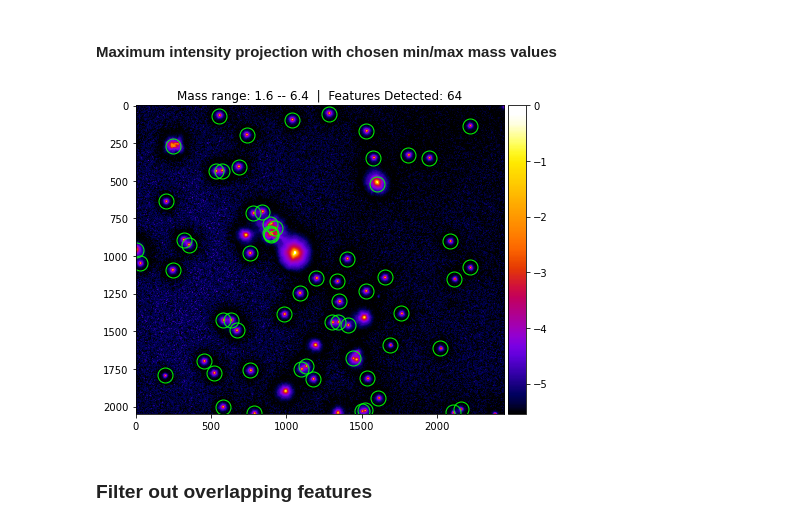
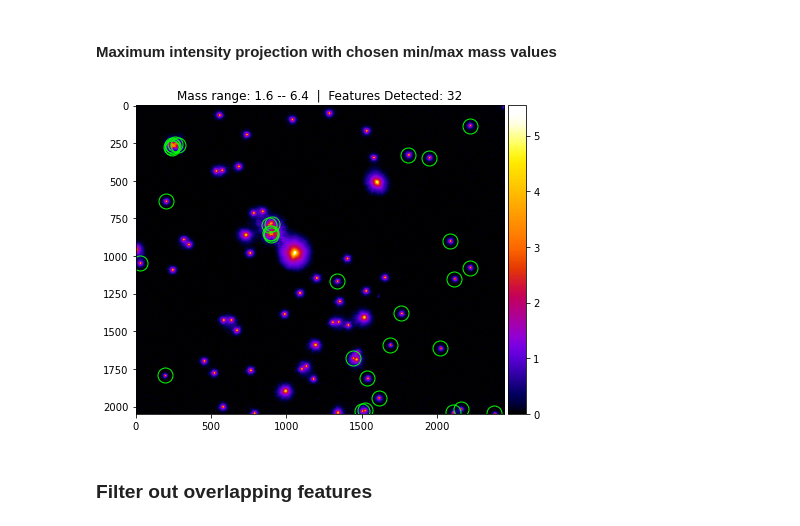
Before and after one commit to hoogenboom-group/PSF-Extractor, a Jupyter notebook: notebooks/walkthrough.ipynb, the cells around one changed output. Drawn from its saved outputs; the diff is of its cells as text; code cells hidden in the pictures.

```diff
--- a/notebooks/walkthrough.ipynb
+++ b/notebooks/walkthrough.ipynb
@@ -54,8 +54,6 @@ dx_nm = 0.5 * lambda_em / NA
 dy_nm = dx_nm
 dz_nm = 3*dx_nm
 
-print(dx_nm, dy_nm, dz_nm)
-
 # Convert expected feature diameters [nm --> px]
 # and round up to nearest odd integer
 dx = dx_nm / psx
@@ -63,6 +61,20 @@ dy = dy_nm / psy
 dz = dz_nm / psz
 
 # Round diameters up to nearest odd integer (as per `trackpy` instructions)
-diameters = np.ceil([dz, dy, dx]).astype(int) // 2 * 2 + 1
-diameters
+dx, dy, dz = np.ceil([dz, dy, dx]).astype(int) // 2 * 2 + 1
+
+# Output
+out = f"""\
+Optical settings
+----------------
+NA          | {NA:.2f}
+Wavelength  | {lambda_em:.0f} nm
+Pixelsize x | {psx:.1f} nm/px
+Pixelsize y | {psy:.1f} nm/px
+Pixelsize z | {psz:.1f} nm/px
+Diameter x  | {dx:.0f} px ({dx_nm:.1f} nm)
+Diameter y  | {dy:.0f} px ({dy_nm:.1f} nm)
+Diameter z  | {dz:.0f} px ({dz_nm:.1f} nm)
+"""
+print(out)
 # %% [output]
@@ -95,8 +115,6 @@ INFO:root:Reading image file (32/32) : ../data/sample_zstack_png_sequence/202011
 INFO:root:(32, 2048, 2448) image stack created succesfully.
 # %% [markdown]
 ### Maximum intensity projection in `z`
-# %%
-stack = exposure.rescale_intensity(stack, out_range=np.float32)
 # %%
 # Calculate the maximum projection image of the image stack
 mip = np.max(stack, axis=0)
@@ -135,7 +151,7 @@ array([ 0.45027579,  0.85716928,  1.63175368,  3.10629432,  5.91330941,
 The appropriate minimum will vary from dataset to dataset. Here a number of minimum masses are experimented with so that the user can select the value they find appropriate.
 # %%
 # Locate features
-df_features = trackpy.locate(mip, diameters[1:])
+df_features = trackpy.locate(mip, diameter=[dy, dx])
 
 # Set up figure
 ncols = 3
@@ -152,7 +168,7 @@ for i, min_mass in tqdm(enumerate(min_masses),
     # Plot max projection image
     ax = axes.flat[i]
     # Take log to enhance contrast (avoiding /b0 error)
-    mpn_log = np.log(mip,
+    mpn_log = np.log(255*mip,
                      out=np.zeros_like(mip),
                      where=mip!=0)
     ax.imshow(mpn_log, cmap=fire)
@@ -240,22 +256,22 @@ df_features.head()
 # %%
 # Create figure
 fig, ax = plt.subplots(figsize=(7, 7))
 # Take log to enhance contrast (avoiding /b0 error)
-mpn_log = np.log(mip,
+mpn_log = np.log(255*mip,
                  out=np.zeros_like(mip),
                  where=mip!=0)
 im = ax.imshow(mpn_log, cmap=fire)
 # Plot detected features
 ax.plot(df_features['x'], df_features['y'], ls='', color='#00ff00',
         marker='o', ms=15, mfc='none', mew=1)
 title = f'Mass range: {min_mass:.1f} -- {max_mass:.1f}  |  Features Detected: {len(df_features):.0f}'
 ax.set_title(title)
 # Colorbar
 div = make_axes_locatable(ax)
 cax = div.append_axes('right', size='5%', pad=0.05)
 plt.colorbar(im, cax=cax);
 # %% [output]
-[figure, old version]
+[figure, new version]
 # %% [markdown]
 ### Filter out overlapping features
 # %%
```
Also changed, not shown: parts of 20 cells of this notebook.
